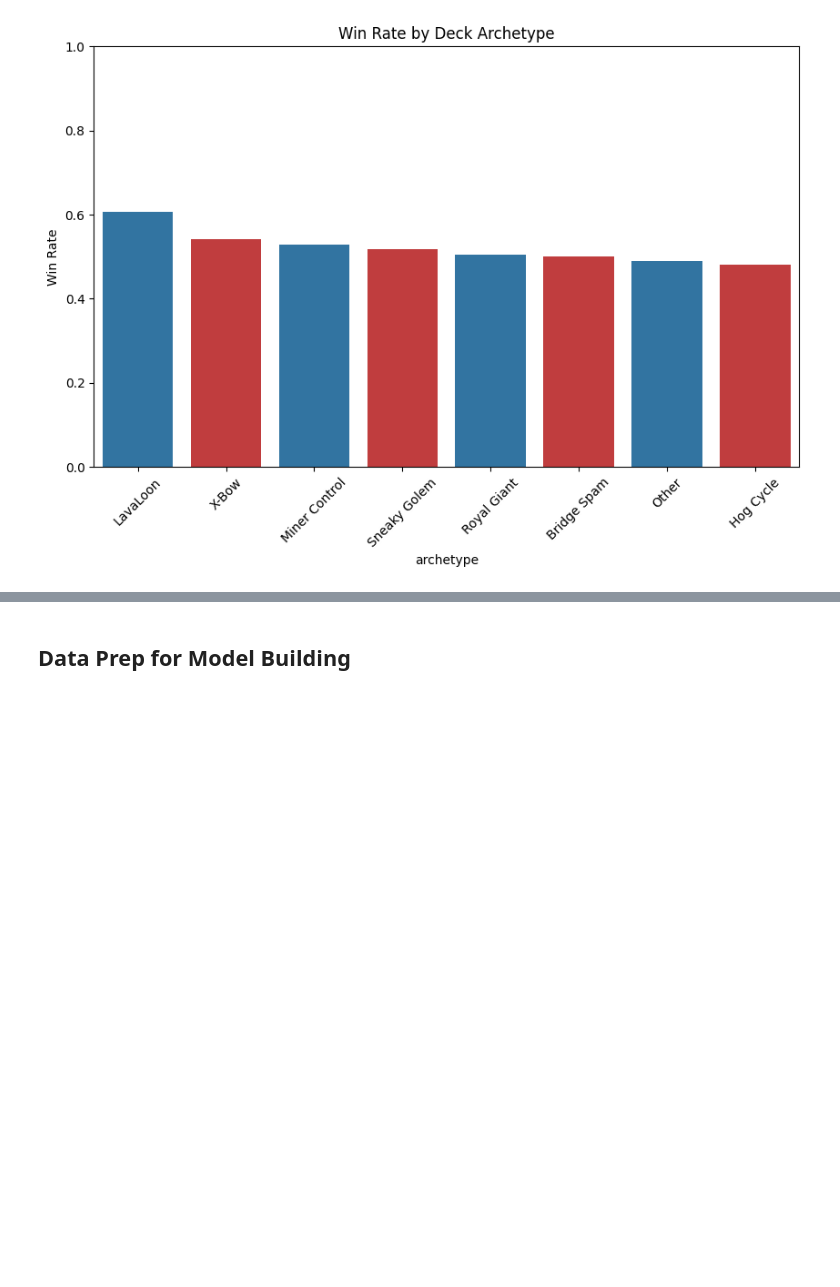
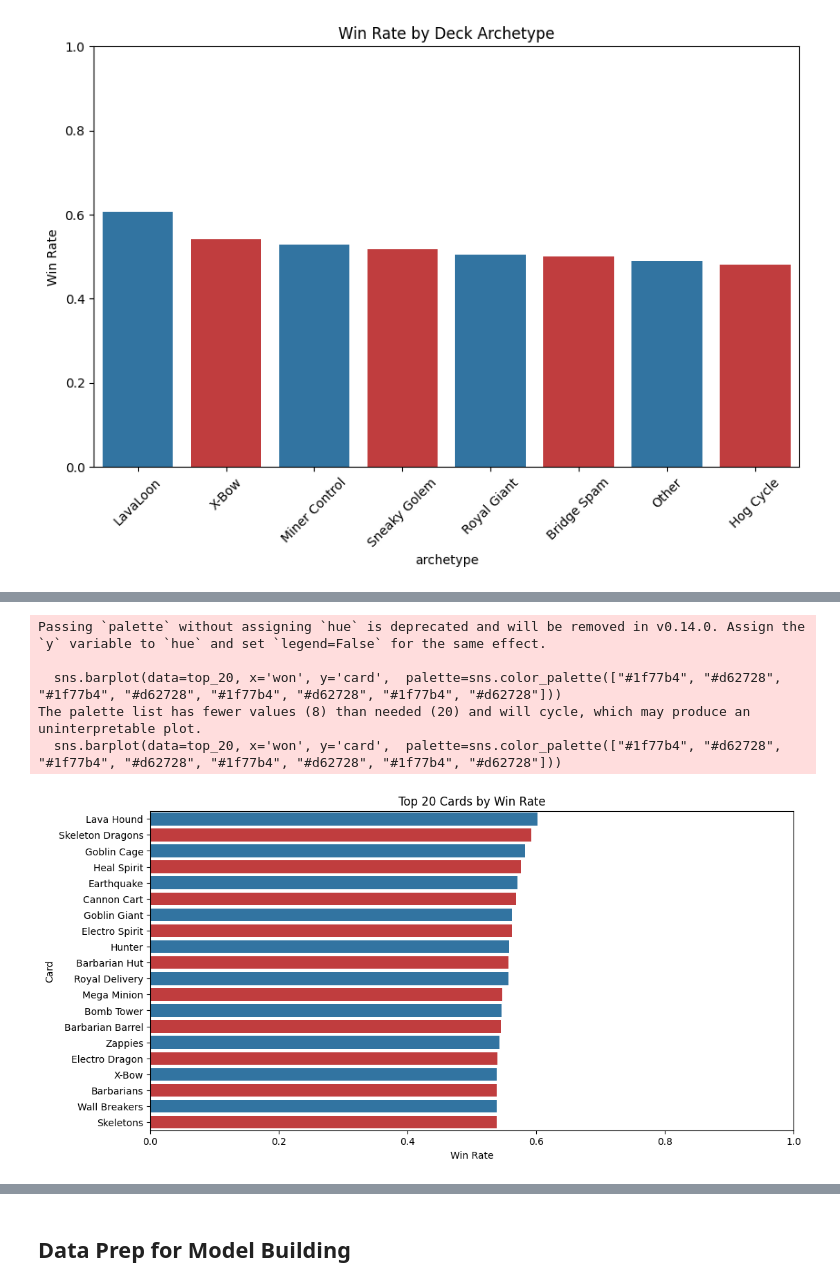
Before and after one commit to carlog1566/Data-Royale, a Jupyter notebook: main (2).ipynb, the cells around one changed output, grey strips where cells are left out. Drawn from its saved outputs; the diff is of its cells as text; code cells hidden in the pictures; blank space fills up the shorter version.

Commit message:
added winrate graphs for individual cards

```diff
--- a/main (2).ipynb
+++ b/main (2).ipynb
@@ -416,3 +416,21 @@ Passing `palette` without assigning `hue` is deprecated and will be removed in v
 
   sns.barplot(data=win_rates, x='archetype', y='won', palette=sns.color_palette(["#1f77b4", "#d62728", "#1f77b4", "#d62728", "#1f77b4", "#d62728", "#1f77b4", "#d62728"])
 [figure]
+# %%
+# Flatten decks into a long format
+all_cards = []
+
+for _, row in df_model.iterrows():
+    for card in row['deck']:
+        all_cards.append({
+            'card': card,
+            'won': row['won']
+        })
+
+cards_df = pd.DataFrame(all_cards)
+# %%
+# Group by card and compute average win rate
+card_win_rates = cards_df.groupby('card')['won'].mean().reset_index()
+card_win_rates = card_win_rates.sort_values(by='won', ascending=False)
+print(card_win_rates.head(20))  # top 20 cards
+print(card_win_rates.tail(20))  # bottom 20 cards
@@ -418,0 +455,18 @@ Passing `palette` without assigning `hue` is deprecated and will be removed in v
+# %%
+top_20 = card_win_rates.head(20)
+bottom_20 = card_win_rates.tail(20)
+
+plt.figure(figsize=(12,6))
+sns.barplot(data=top_20, x='won', y='card',  palette=sns.color_palette(["#1f77b4", "#d62728", "#1f77b4", "#d62728", "#1f77b4", "#d62728", "#1f77b4", "#d62728"]))
+plt.title('Top 20 Cards by Win Rate')
+plt.xlabel('Win Rate')
+plt.ylabel('Card')
+plt.xlim(0,1)
+plt.show()
+# %% [output]
+Passing `palette` without assigning `hue` is deprecated and will be removed in v0.14.0. Assign the `y` variable to `hue` and set `legend=False` for the same effect.
+
+  sns.barplot(data=top_20, x='won', y='card',  palette=sns.color_palette(["#1f77b4", "#d62728", "#1f77b4", "#d62728", "#1f77b4", "#d62728", "#1f77b4", "#d62728"]))
+The palette list has fewer values (8) than needed (20) and will cycle, which may produce an uninterpretable plot.
+  sns.barplot(data=top_20, x='won', y='card',  palette=sns.color_palette(["#1f77b4", "#d62728", "#1f77b4", "#d62728", "#1f77b4", "#d62728", "#1f77b4", "#d62728"]))
+[figure, added]
```
Also changed, not shown: parts of 2 cells of this notebook.
